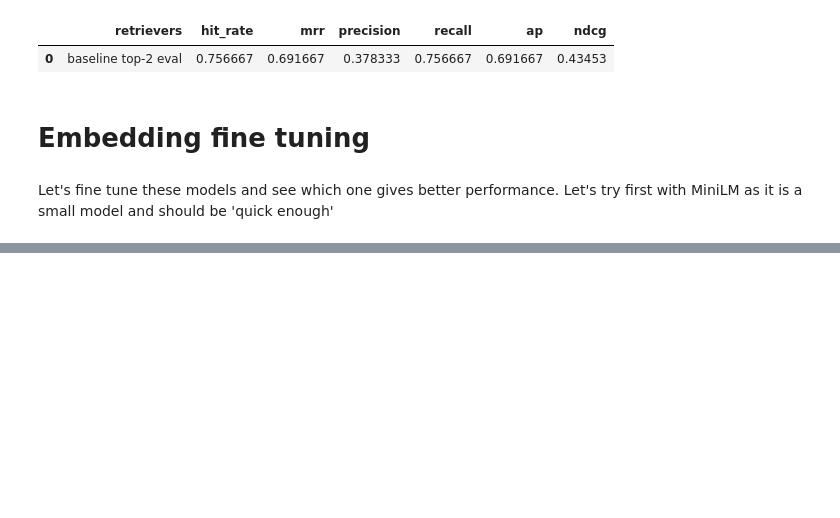
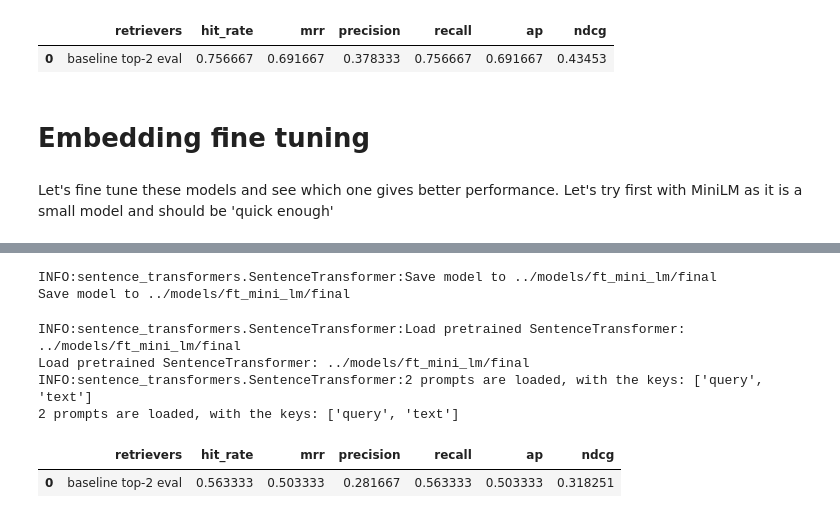
Before and after one commit to amaralcs/rust-rag, a Jupyter notebook: notebooks/01-book-rag.ipynb, the cells around one changed output, grey strips where cells are left out. Saved outputs shown, nothing was run; the diff lists cells and outputs as text; code cells hidden in the pictures; blank space fills up the shorter version.

```diff
--- a/notebooks/01-book-rag.ipynb
+++ b/notebooks/01-book-rag.ipynb
@@ -329,0 +478,18 @@ ModuleNotFoundError: No module named 'llama_index.finetuning'
+# %%
+ft_model.save_pretrained("../models/ft_mini_lm/final")
+# %% [output]
+INFO:sentence_transformers.SentenceTransformer:Save model to ../models/ft_mini_lm/final
+Save model to ../models/ft_mini_lm/final
+# %%
+loaded_ft_model = HuggingFaceEmbedding("../models/ft_mini_lm/final")
+# %% [output]
+INFO:sentence_transformers.SentenceTransformer:Load pretrained SentenceTransformer: ../models/ft_mini_lm/final
+Load pretrained SentenceTransformer: ../models/ft_mini_lm/final
+INFO:sentence_transformers.SentenceTransformer:2 prompts are loaded, with the keys: ['query', 'text']
+2 prompts are loaded, with the keys: ['query', 'text']
+# %%
+ft_mini_lm_results = await evaluate_embed_model(qa_dataset, embed_model=loaded_ft_model, retriever_name="ft miniLM top-2 eval", top_k=2)
+ft_mini_lm_results
+# %% [output]
+|  | retrievers | hit_rate | mrr | precision | recall | ap | ndcg |
+| 0 | baseline top-2 eval | 0.563333 | 0.503333 | 0.281667 | 0.563333 | 0.503333 | 0.318251 |
```
Also changed, not shown: parts of 26 cells of this notebook, 3 other files.
